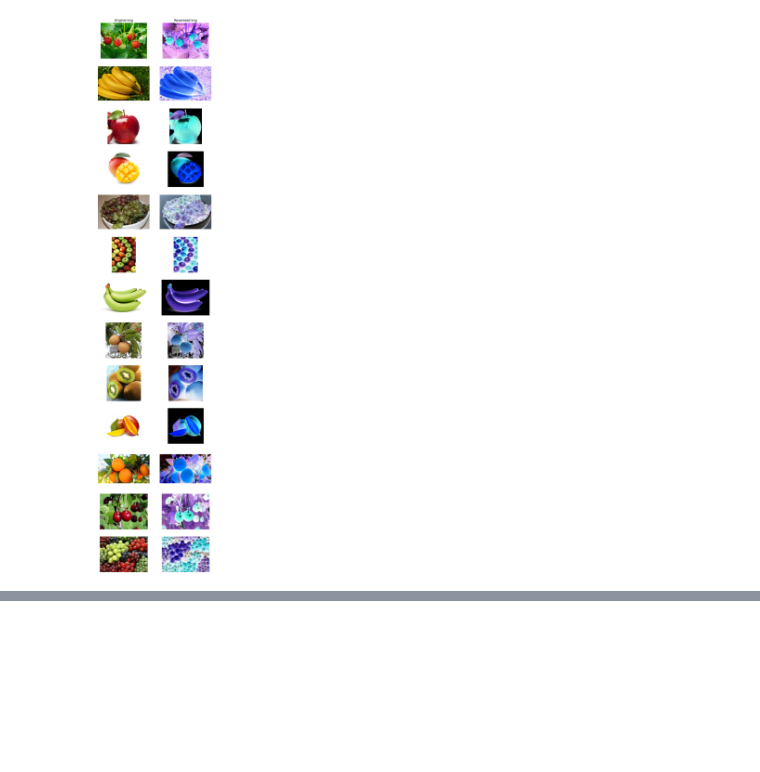
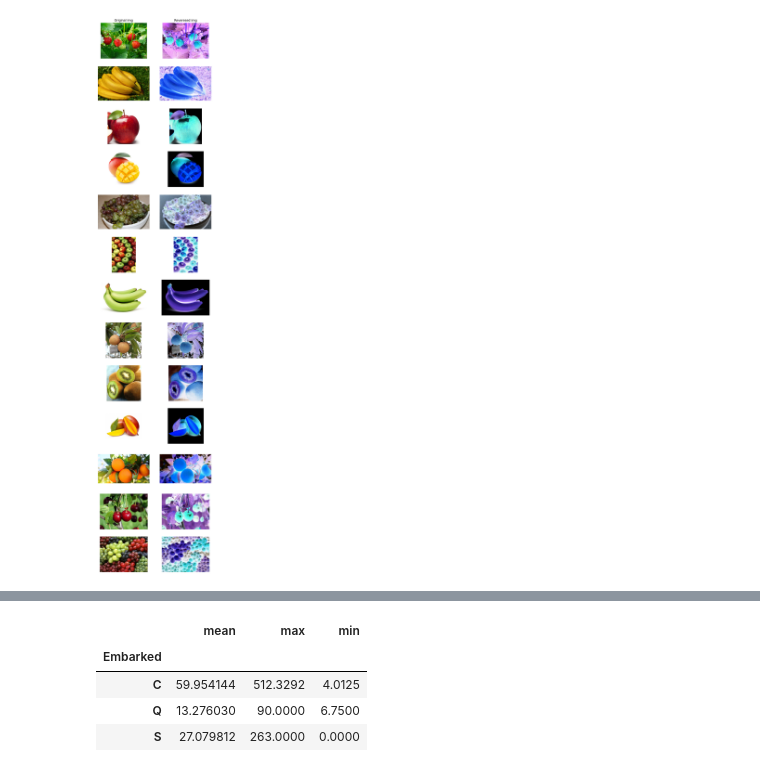
Before and after one commit to julika333/TMS-DS, a Jupyter notebook: lesson_08_numpy/HW_08.ipynb, the cells around one changed output, grey strips where cells are left out. Cells and saved outputs as stored; diff of their text form; code cells hidden in the pictures; blank space fills up the shorter version.

```diff
--- a/lesson_08_numpy/HW_08.ipynb
+++ b/lesson_08_numpy/HW_08.ipynb
@@ -59,0 +152,34 @@ plt.show()
+# %%
+# Добавляем столбец с фамилией
+df['LastName'] = df['Name'].apply(lambda x: x.split(',')[0])
+df['FamilySize'] = df['SibSp'] + df['Parch'] + 1
+# Группируем данные по фамилии и номеру билета и фильтруем группы, где больше одного пассажира
+families = df.groupby(['LastName', 'Ticket']).filter(lambda x: len(x) > 1)
+
+# Показываем семьи
+all_families = families[(families['SibSp'] != 0) | (families['Parch'] != 0)][['LastName', 'Ticket', 'SibSp', 'Parch','FamilySize']]
+
+number_of_families = all_families.groupby(['LastName', 'Ticket']).ngroups
+
+print(f'Количество семей: {number_of_families}')
+print(all_families)
+
+# Супружеские пары
+spouses = df[(df['SibSp'] == 1) & (df['Parch'] == 0)].groupby('LastName').filter(lambda x: len(x) > 1)
+
+# Родители и дети (одинаковый билет, Parch > 0, разница в возрасте)
+parents_children = df[df['Parch'] > 0].groupby(['LastName', 'Ticket']).filter(lambda x: x['Age'].max() - x['Age'].min() > 18)
+
+# Братья и сестры (одинаковый билет, SibSp > 0, Parch == 0, возраст < 18)
+siblings = df[(df['SibSp'] > 0) & (df['Parch'] == 0) & (df['Age'] < 18)].groupby('Ticket').filter(lambda x: len(x) > 1)
+
+# Количество супружеских пар
+num_spouses = len(spouses) / 2
+# Количество групп родителей и детей
+num_parents_children = len(parents_children['Ticket'].unique())
+# Количество групп братьев и сестер
+num_siblings = len(siblings['Ticket'].unique())
+
+print(f'Количество супружеских пар: {num_spouses}')
+print(f'Количество групп родителей и детей: {num_parents_children}')
+print(f'Количество групп братьев и сестер: {num_siblings}')
@@ -59,0 +205,9 @@ plt.show()
+# %%
+# Зависимость стоимости билета от порта посадки
+df.groupby('Embarked')['Fare'].agg(['mean', 'max', 'min'])
+# %% [output]
+|  | mean | max | min |
+| Embarked |  |  |  |
+| C | 59.954144 | 512.3292 | 4.0125 |
+| Q | 13.276030 | 90.0000 | 6.7500 |
+| S | 27.079812 | 263.0000 | 0.0000 |
```
Also changed, not shown: parts of 13 cells of this notebook.
